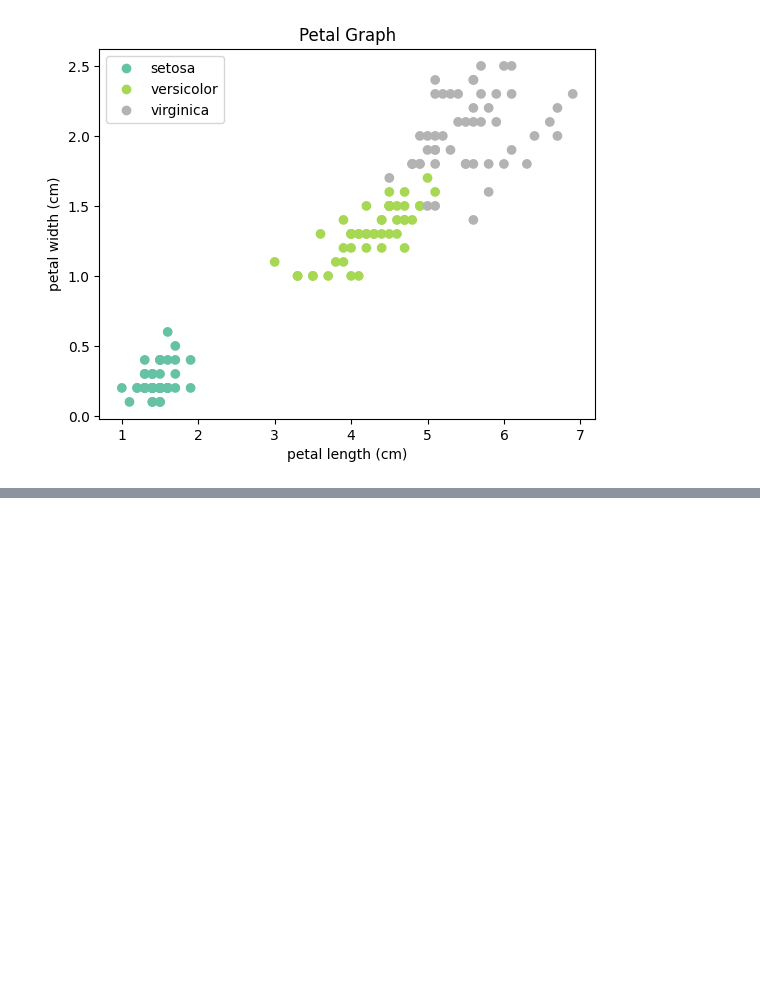
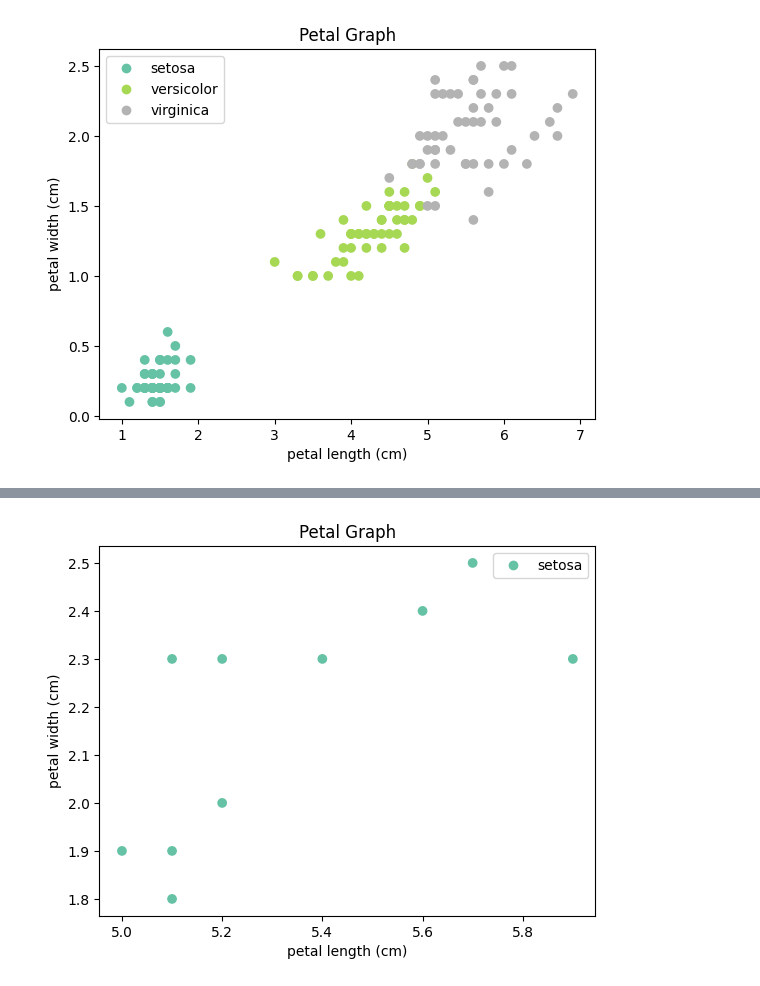
Before and after one commit to mikey-joyce/MikeyJoyce_ML, a Jupyter notebook: Unsupervised/BSAS.ipynb, the cells around one changed output, grey strips where cells are left out. Saved outputs shown, nothing was run; the diff lists cells and outputs as text; code cells hidden in the pictures; blank space fills up the shorter version.

```diff
--- a/Unsupervised/BSAS.ipynb
+++ b/Unsupervised/BSAS.ipynb
@@ -73,0 +60,10 @@ plt.show()
+# %%
+c = bsas.predict(test)
+s = plt.scatter(test[:, 0], test[:, 1], c=c, cmap='Set2')
+plt.xlabel(iris.feature_names[2])
+plt.ylabel(iris.feature_names[3])
+plt.legend(s.legend_elements()[0], iris.target_names)
+plt.title('Petal Graph')
+plt.show()
+# %% [output]
+[figure, added]
```
Also changed, not shown: parts of 5 cells of this notebook, 1 other file.
